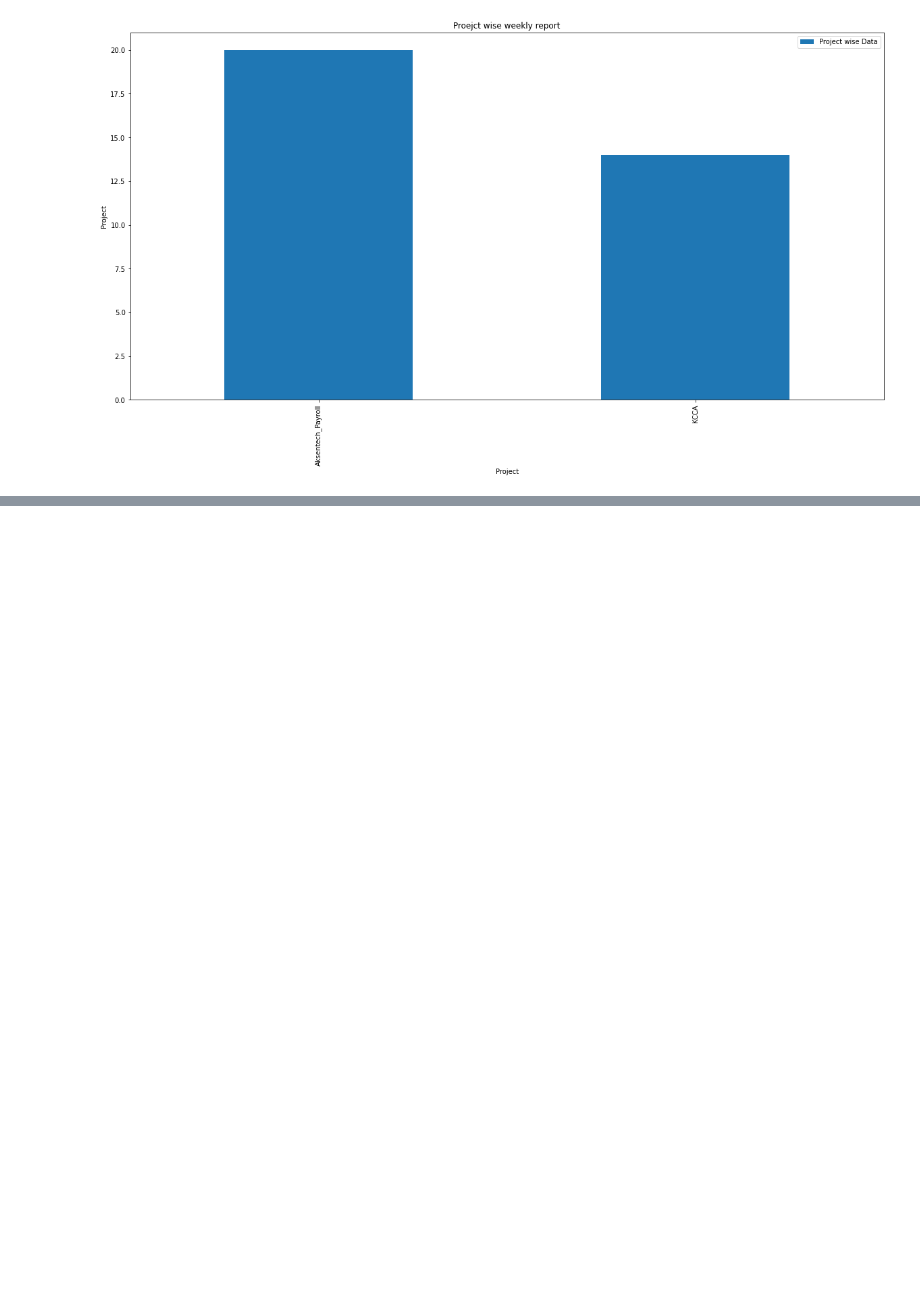
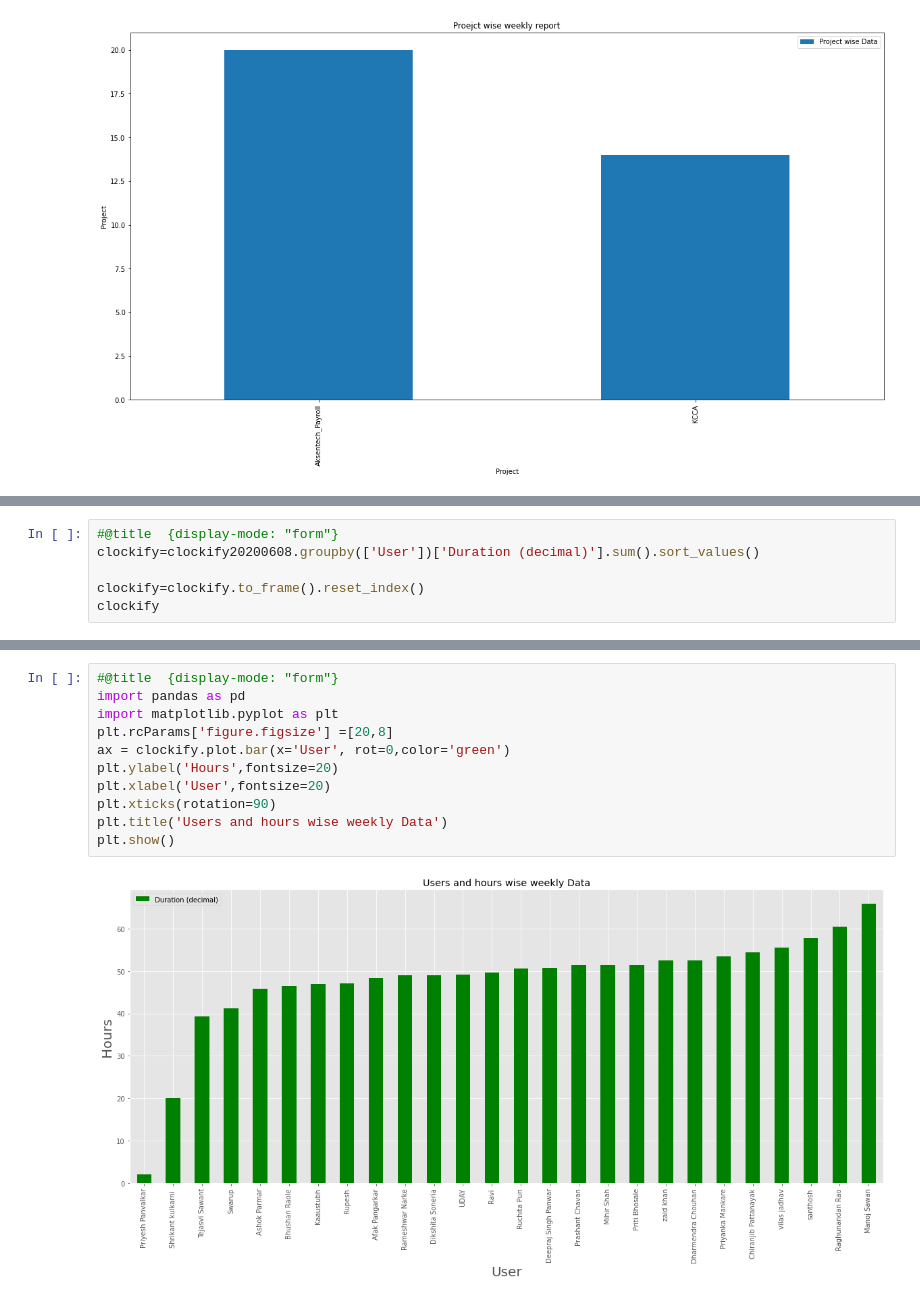
Before and after one commit to dharmendra-chouhan/-DEAS-Accounts---Municipal-Corporation, a Jupyter notebook: Timesheet.ipynb, the cells around one changed output, grey strips where cells are left out. Cells and saved outputs as stored; diff of their text form; blank space fills up the shorter version.

```diff
--- a/Timesheet.ipynb
+++ b/Timesheet.ipynb
@@ -64,0 +155,6 @@ plt.show()
+# %%
+#@title  {display-mode: "form"}
+clockify=clockify20200608.groupby(['User'])['Duration (decimal)'].sum().sort_values()
+
+clockify=clockify.to_frame().reset_index()
+clockify
@@ -64,0 +179,13 @@ plt.show()
+# %%
+#@title  {display-mode: "form"}
+import pandas as pd
+import matplotlib.pyplot as plt
+plt.rcParams['figure.figsize'] =[20,8]
+ax = clockify.plot.bar(x='User', rot=0,color='green')
+plt.ylabel('Hours',fontsize=20)
+plt.xlabel('User',fontsize=20)
+plt.xticks(rotation=90)
+plt.title('Users and hours wise weekly Data')
+plt.show()
+# %% [output]
+[figure, added]
```
Also changed, not shown: parts of 9 cells of this notebook.
